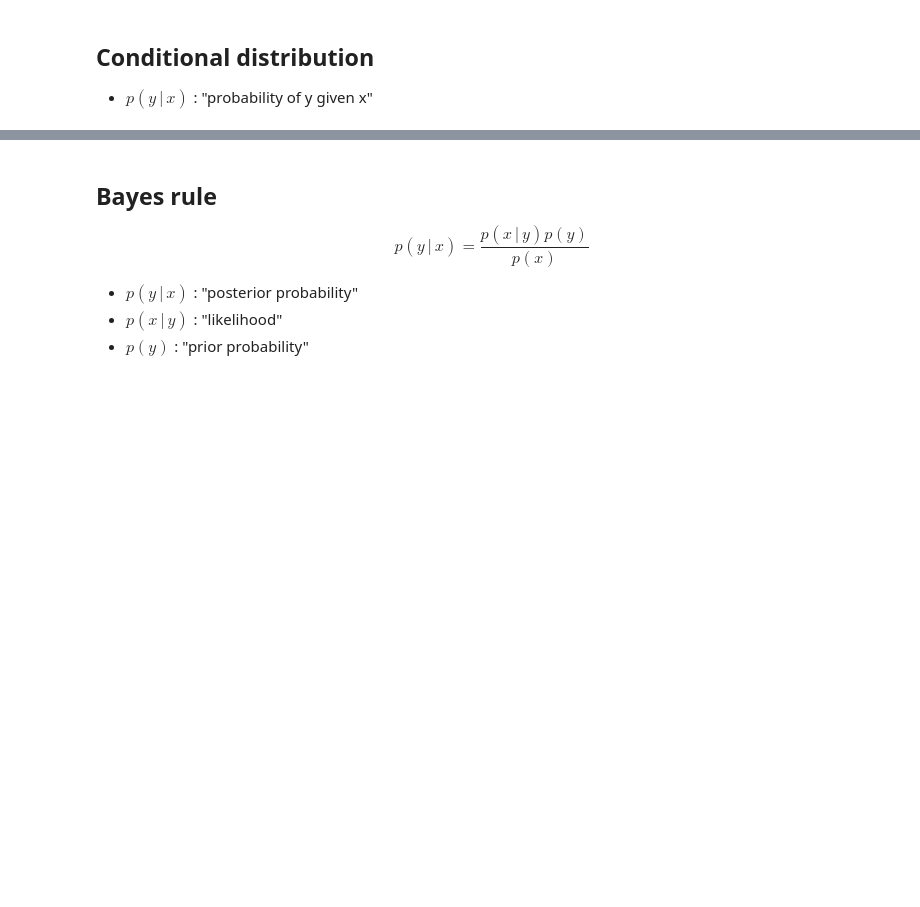
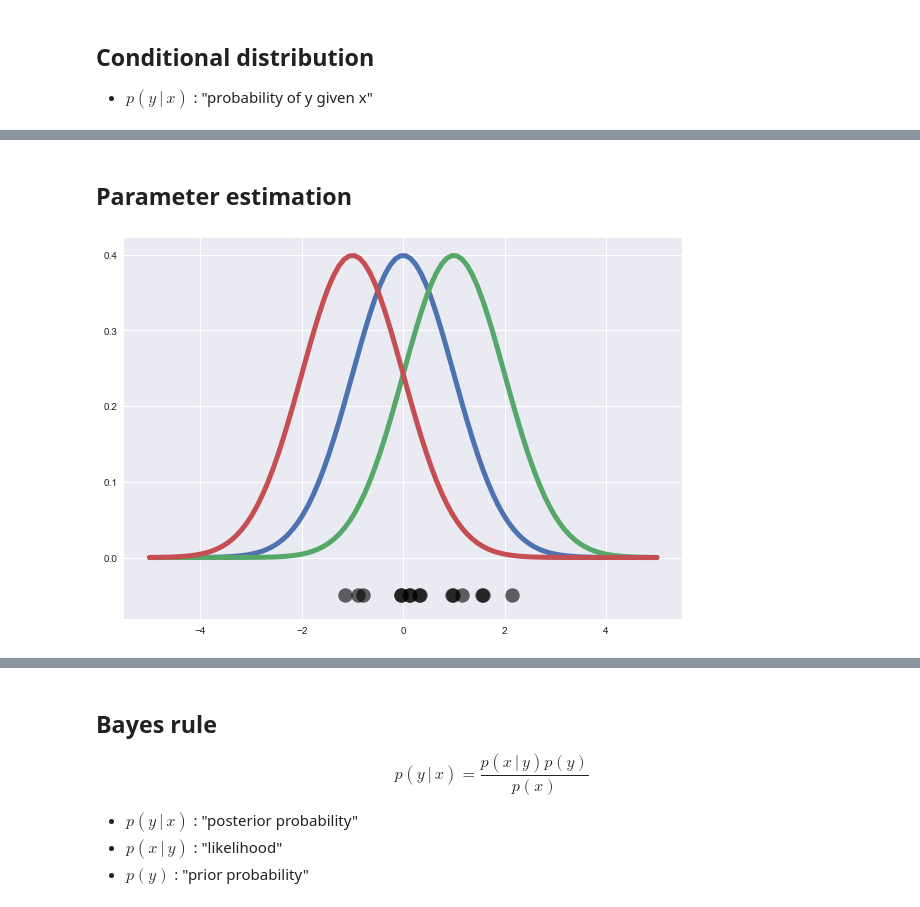
Before and after one commit to bogovicj/JaneliaMLCourse, a Jupyter notebook: lecture_1/Lecture_1.ipynb, the cells around one changed output, grey strips where cells are left out. Cells and saved outputs as stored; diff of their text form; code cells hidden in the pictures; blank space fills up the shorter version.

```diff
--- a/lecture_1/Lecture_1.ipynb
+++ b/lecture_1/Lecture_1.ipynb
@@ -711,0 +720,14 @@ xvalue -1.0
+# %% [markdown]
+## Parameter estimation
+# %%
+N = 15;
+# rng.seed(9876755)
+samples = rng.randn(N)
+
+x = np.linspace(-5, 5, 100)
+plt.plot(x, norm.pdf(x), lw=5);
+plt.plot(x, norm.pdf(x-1), lw=5);
+plt.plot(x, norm.pdf(x+1), lw=5);
+plt.scatter( samples, -0.05*np.ones(N), c='k', alpha=0.6);
+# %% [output]
+[figure, added]
```
Also changed, not shown: parts of 24 cells of this notebook.
